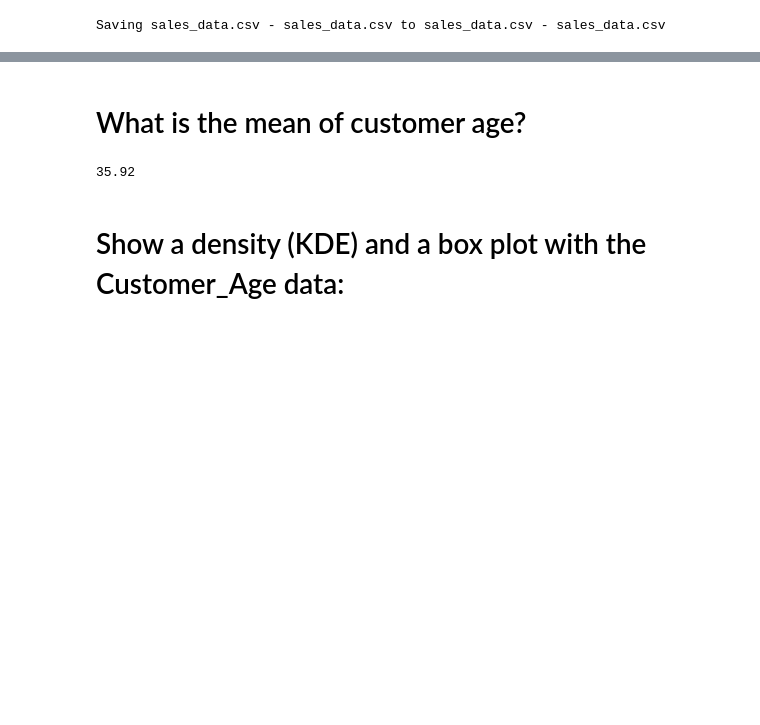
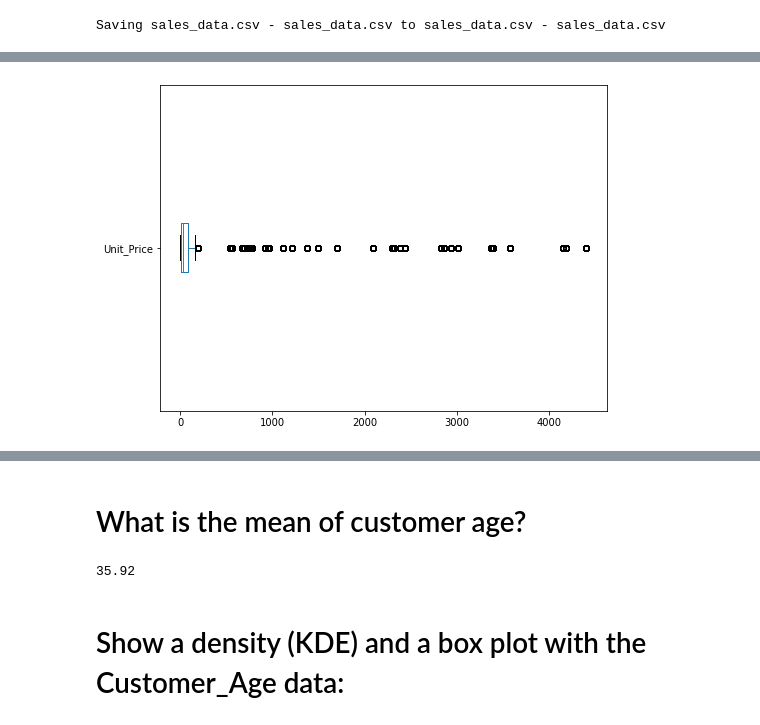
Before and after one commit to mamun216/Data-analysis-project-with-pandas, a Jupyter notebook: bike_sales_data_analysis.ipynb, the cells around one changed output, grey strips where cells are left out. Drawn from its saved outputs; the diff is of its cells as text; code cells hidden in the pictures; blank space fills up the shorter version.

```diff
--- a/bike_sales_data_analysis.ipynb
+++ b/bike_sales_data_analysis.ipynb
@@ -24,0 +79,4 @@ sales.head()
+# %%
+sales['Unit_Price'].plot(kind='box', vert=False, figsize=(8,6));
+# %% [output]
+[figure, added]
```
Also changed, not shown: parts of 19 cells of this notebook.
